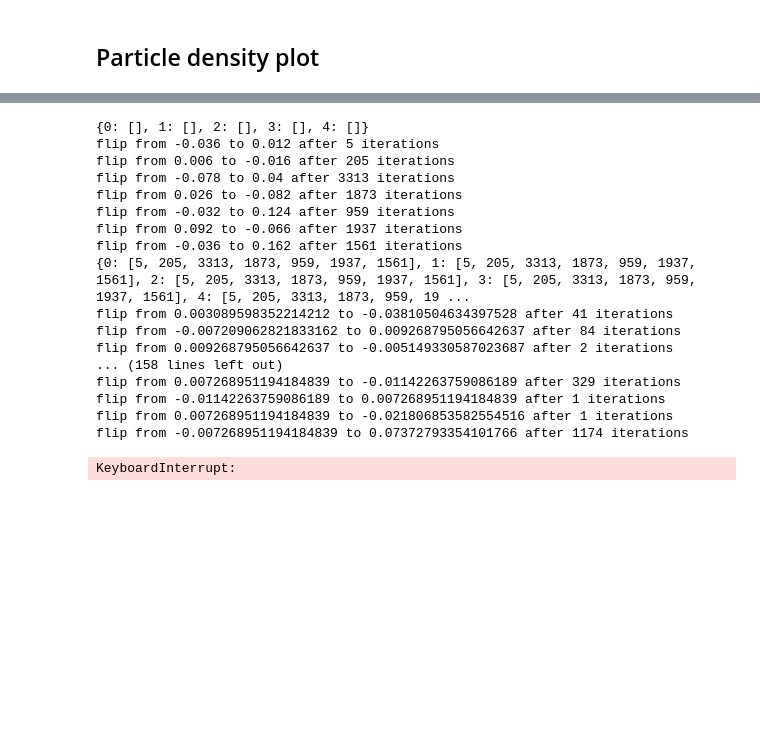
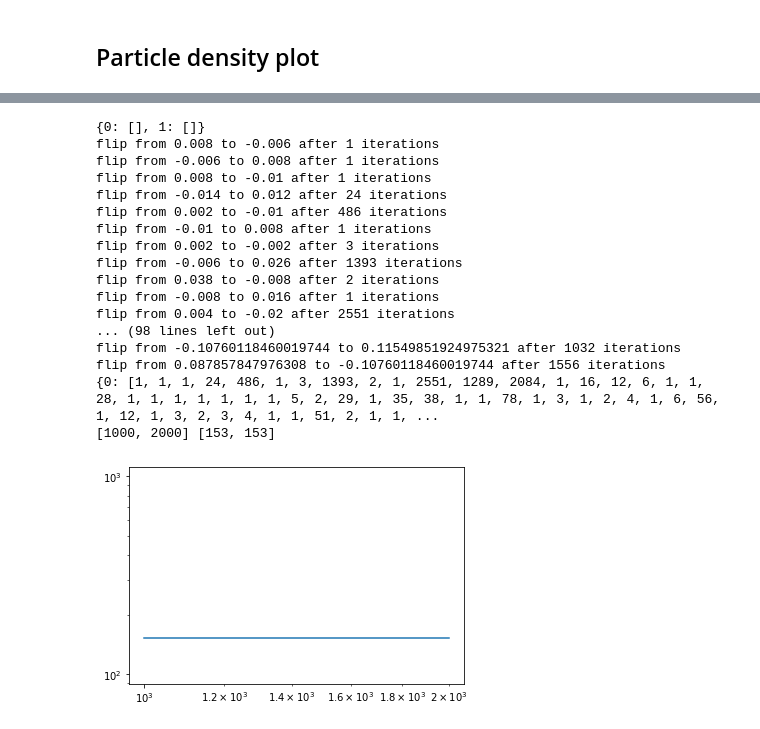
Before and after one commit to wiebetimmers/CSS-ParticleFlocking, a Jupyter notebook: 1DAnalysisJamei.ipynb, the cells around one changed output, grey strips where cells are left out. Drawn from its saved outputs; the diff is of its cells as text; code cells hidden in the pictures; blank space fills up the shorter version.

```diff
--- a/1DAnalysisJamei.ipynb
+++ b/1DAnalysisJamei.ipynb
@@ -150,7 +155,7 @@ L = 1000 # vary
 N = L # density is constant with this
 its = 10000
 eta = 0.02 # fixed 0.02
-sizes = [1000,2000,4000,7000,10000] #linspace or logspace
+sizes = [1000,2000]#,4000,7000,10000] #linspace or logspace
 i = 0
 timedict = dict.fromkeys(range(0, len(sizes)),[])
 for L in sizes:
@@ -170,52 +175,52 @@ for L in sizes:
         for vel in gen:  # only count the non-zero velocities
             if vel == []:
                 continue
             if vel != 0:
                 for v in vel:
                     velocities.append(int(v))
         mean_particle_velocity = np.mean(velocities)
         if mean_particle_velocity * prev_mean_particle_velocity < 0:
             print('flip from',prev_mean_particle_velocity,'to', mean_particle_velocity,'after',counter-prev_counter, 'iterations')
             timedict[i].append(counter-prev_counter)
             prev_counter = counter
         prev_mean_particle_velocity = mean_particle_velocity
         counter += 1
     i += 1
 print(timedict)
 Y = []
 X = []
 for key in timedict:
     Y.append(int(np.mean(timedict[key])))
-    X.append(key)
+    X.append(sizes[key])
 print(X,Y)
 plt.plot(X,Y)
 plt.yscale('log')
 plt.xscale('log')
 # avg_velocity.append((abs(sum(velocities)))/len(velocities))
 # u = np.unique(avg_velocity[-10:])
 # eta = eta*np.ones(len(u))
 # plt.plot(eta, u, '.')
 # end_average_velocity.append(np.mean(avg_velocity[-100:]))
 # rounds += 1
 # %% [output]
-{0: [], 1: [], 2: [], 3: [], 4: []}
-flip from -0.036 to 0.012 after 5 iterations
-flip from 0.006 to -0.016 after 205 iterations
-flip from -0.078 to 0.04 after 3313 iterations
-flip from 0.026 to -0.082 after 1873 iterations
-flip from -0.032 to 0.124 after 959 iterations
-flip from 0.092 to -0.066 after 1937 iterations
-flip from -0.036 to 0.162 after 1561 iterations
-{0: [5, 205, 3313, 1873, 959, 1937, 1561], 1: [5, 205, 3313, 1873, 959, 1937, 1561], 2: [5, 205, 3313, 1873, 959, 1937, 1561], 3: [5, 205, 3313, 1873, 959, 1937, 1561], 4: [5, 205, 3313, 1873, 959, 19 ...
-flip from 0.003089598352214212 to -0.03810504634397528 after 41 iterations
-flip from -0.007209062821833162 to 0.009268795056642637 after 84 iterations
-flip from 0.009268795056642637 to -0.005149330587023687 after 2 iterations
-... (158 lines left out)
-flip from 0.007268951194184839 to -0.01142263759086189 after 329 iterations
-flip from -0.01142263759086189 to 0.007268951194184839 after 1 iterations
-flip from 0.007268951194184839 to -0.021806853582554516 after 1 iterations
-flip from -0.007268951194184839 to 0.07372793354101766 after 1174 iterations
+{0: [], 1: []}
+flip from 0.008 to -0.006 after 1 iterations
+flip from -0.006 to 0.008 after 1 iterations
+flip from 0.008 to -0.01 after 1 iterations
+flip from -0.014 to 0.012 after 24 iterations
+flip from 0.002 to -0.01 after 486 iterations
+flip from -0.01 to 0.008 after 1 iterations
+flip from 0.002 to -0.002 after 3 iterations
+flip from -0.006 to 0.026 after 1393 iterations
+flip from 0.038 to -0.008 after 2 iterations
+flip from -0.008 to 0.016 after 1 iterations
+flip from 0.004 to -0.02 after 2551 iterations
+... (98 lines left out)
+flip from -0.10760118460019744 to 0.11549851924975321 after 1032 iterations
+flip from 0.087857847976308 to -0.10760118460019744 after 1556 iterations
+{0: [1, 1, 1, 24, 486, 1, 3, 1393, 2, 1, 2551, 1289, 2084, 1, 16, 12, 6, 1, 1, 28, 1, 1, 1, 1, 1, 1, 1, 5, 2, 29, 1, 35, 38, 1, 1, 78, 1, 3, 1, 2, 4, 1, 6, 56, 1, 12, 1, 3, 2, 3, 4, 1, 1, 51, 2, 1, 1, ...
+[1000, 2000] [153, 153]
-KeyboardInterrupt:
+[figure, added]
 # %%
 # bifurcation plot
 # logistic map
```
Also changed, not shown: parts of 3 cells of this notebook, 1 other file.
